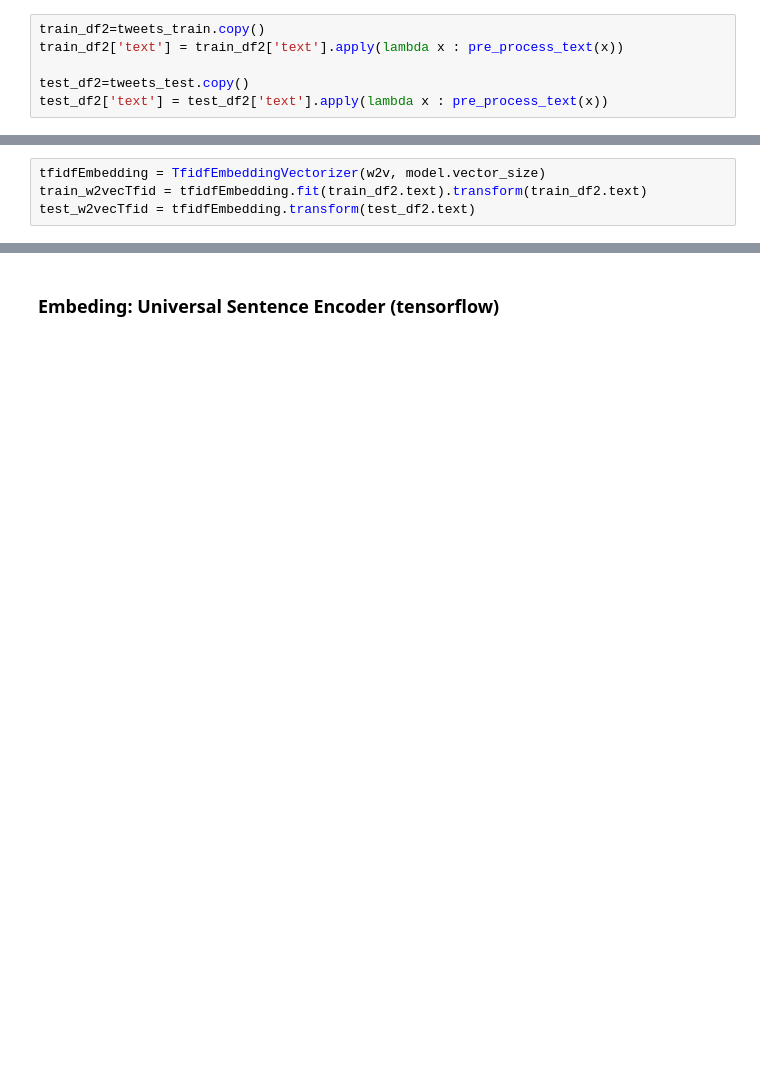
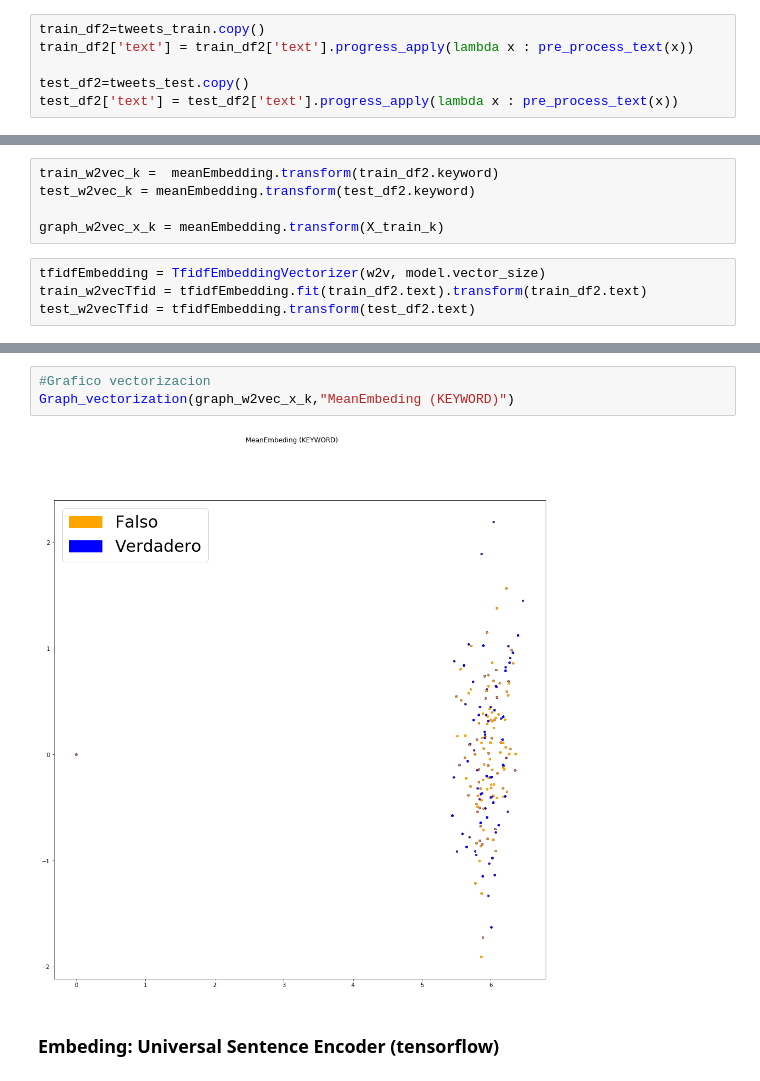
Before and after one commit to vnbarr/75.06-Datos, a Jupyter notebook: notebooks/TP2.ipynb, the cells around one changed output, grey strips where cells are left out. Saved outputs shown, nothing was run; the diff lists cells and outputs as text; blank space fills up the shorter version.

```diff
--- a/notebooks/TP2.ipynb
+++ b/notebooks/TP2.ipynb
@@ -255,7 +322,7 @@ Cada una de estas alternativas esta directamente relacionada con la transformaci
 Preparo datasets de train y test aplicando el preprocesado.
 # %%
 train_df2=tweets_train.copy()
-train_df2['text'] = train_df2['text'].apply(lambda x : pre_process_text(x))
+train_df2['text'] = train_df2['text'].progress_apply(lambda x : pre_process_text(x))
 
 test_df2=tweets_test.copy()
-test_df2['text'] = test_df2['text'].apply(lambda x : pre_process_text(x))
+test_df2['text'] = test_df2['text'].progress_apply(lambda x : pre_process_text(x))
@@ -330,3 +439,8 @@ test_w2vec = meanEmbedding.transform(test_df2.text)
+# %%
+train_w2vec_k =  meanEmbedding.transform(train_df2.keyword)
+test_w2vec_k = meanEmbedding.transform(test_df2.keyword)
+
+graph_w2vec_x_k = meanEmbedding.transform(X_train_k)
 # %%
 tfidfEmbedding = TfidfEmbeddingVectorizer(w2v, model.vector_size)
 train_w2vecTfid = tfidfEmbedding.fit(train_df2.text).transform(train_df2.text)
@@ -334,3 +453,8 @@ test_w2vecTfid = tfidfEmbedding.transform(test_df2.text)
+# %%
+#Grafico vectorizacion
+Graph_vectorization(graph_w2vec_x_k,"MeanEmbeding (KEYWORD)")
+# %% [output]
+[figure, added]
 # %% [markdown]
 ### Embeding: Universal Sentence Encoder (tensorflow)
 # %%
```
Also changed, not shown: parts of 74 cells of this notebook, 3 other files.
